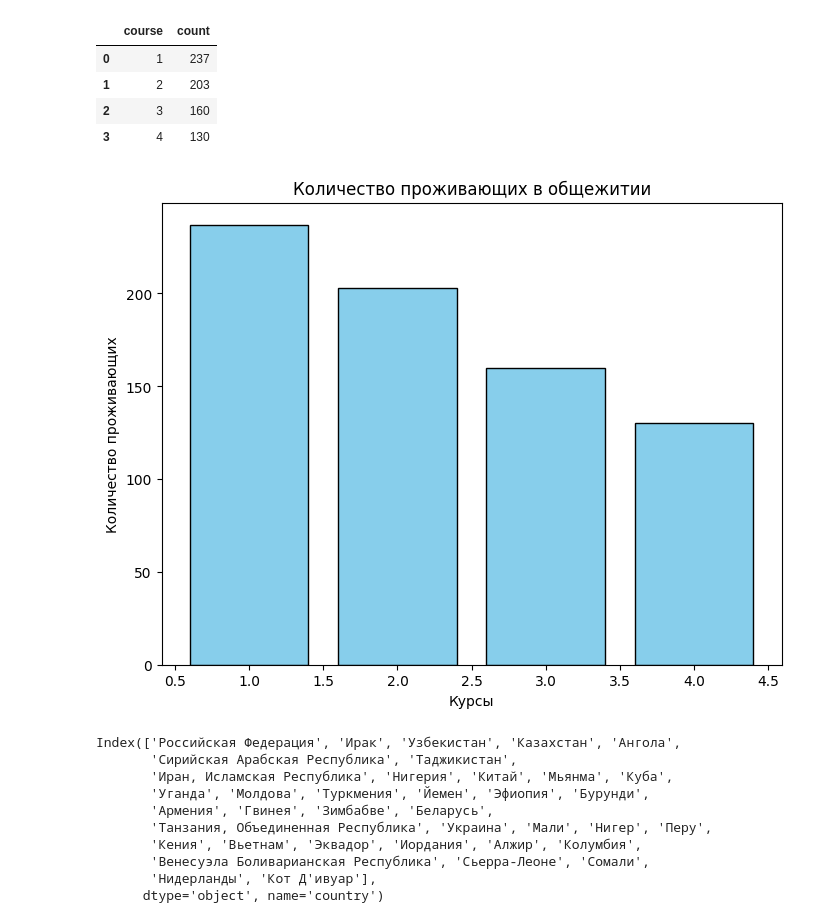
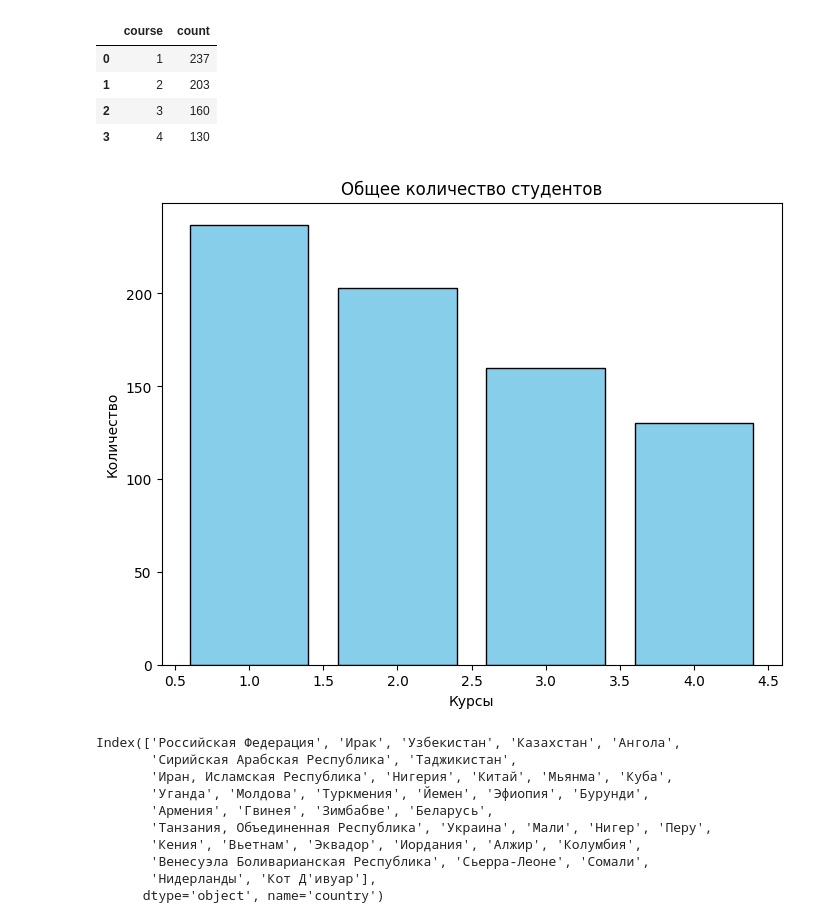
Before and after one commit to safonsaf/aspiranti, a Jupyter notebook: asp_analysis.ipynb, the cells around one changed output. Saved outputs shown, nothing was run; the diff lists cells and outputs as text; code cells hidden in the pictures.

```diff
--- a/asp_analysis.ipynb
+++ b/asp_analysis.ipynb
@@ -284,15 +284,15 @@ asp_courses
 # %%
 plt.figure(figsize=(8, 6))
 plt.bar(asp_courses['course'], asp_courses['count'], color='skyblue', edgecolor='black')
 
 # добавляем заголовок и подписи к осям
-plt.title('Количество проживающих в общежитии')
+plt.title('Общее количество студентов')
 plt.xlabel('Курсы')
-plt.ylabel('Количество проживающих')
+plt.ylabel('Количество')
 
 plt.show()
 # %% [output]
-[figure, old version]
+[figure, new version]
 # %%
 asp_unique['country'].value_counts().index
 # %% [output]
```
Also changed, not shown: parts of 3 cells of this notebook.
